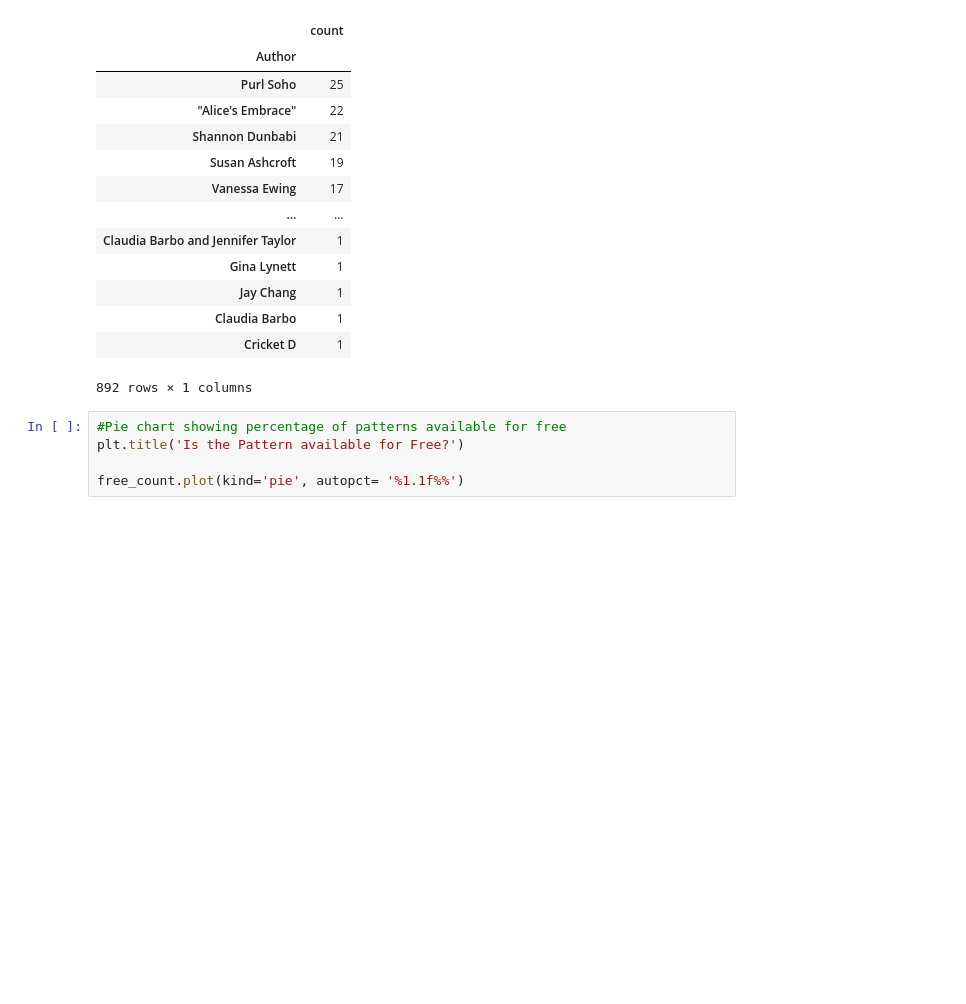
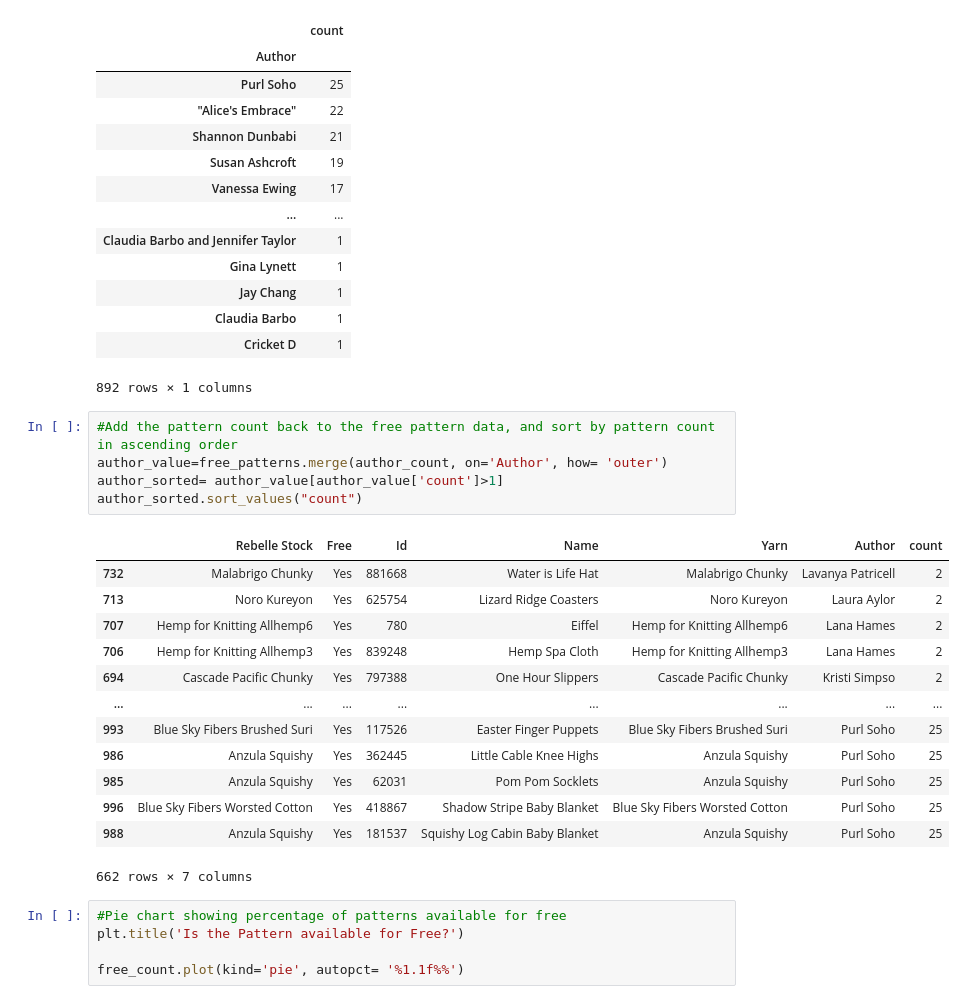
Before and after one commit to amoeba731/Yarnshop, a Jupyter notebook: yarnshop.ipynb, the cells around one changed output. Drawn from its saved outputs; the diff is of its cells as text; blank space fills up the shorter version.

```diff
--- a/yarnshop.ipynb
+++ b/yarnshop.ipynb
@@ -364,6 +364,25 @@ author_count
 | Claudia Barbo | 1 |
 | Cricket D | 1 |
 892 rows × 1 columns
+# %%
+#Add the pattern count back to the free pattern data, and sort by pattern count in ascending order
+author_value=free_patterns.merge(author_count, on='Author', how= 'outer')
+author_sorted= author_value[author_value['count']>1]
+author_sorted.sort_values("count")
+# %% [output]
+|  | Rebelle Stock | Free | Id | Name | Yarn | Author | count |
+| 732 | Malabrigo Chunky | Yes | 881668 | Water is Life Hat | Malabrigo Chunky | Lavanya Patricell | 2 |
+| 713 | Noro Kureyon | Yes | 625754 | Lizard Ridge Coasters | Noro Kureyon | Laura Aylor | 2 |
+| 707 | Hemp for Knitting Allhemp6 | Yes | 780 | Eiffel | Hemp for Knitting Allhemp6 | Lana Hames | 2 |
+| 706 | Hemp for Knitting Allhemp3 | Yes | 839248 | Hemp Spa Cloth | Hemp for Knitting Allhemp3 | Lana Hames | 2 |
+| 694 | Cascade Pacific Chunky | Yes | 797388 | One Hour Slippers | Cascade Pacific Chunky | Kristi Simpso | 2 |
+| ... | ... | ... | ... | ... | ... | ... | ... |
+| 993 | Blue Sky Fibers Brushed Suri | Yes | 117526 | Easter Finger Puppets | Blue Sky Fibers Brushed Suri | Purl Soho | 25 |
+| 986 | Anzula Squishy | Yes | 362445 | Little Cable Knee Highs | Anzula Squishy | Purl Soho | 25 |
+| 985 | Anzula Squishy | Yes | 62031 | Pom Pom Socklets | Anzula Squishy | Purl Soho | 25 |
+| 996 | Blue Sky Fibers Worsted Cotton | Yes | 418867 | Shadow Stripe Baby Blanket | Blue Sky Fibers Worsted Cotton | Purl Soho | 25 |
+| 988 | Anzula Squishy | Yes | 181537 | Squishy Log Cabin Baby Blanket | Anzula Squishy | Purl Soho | 25 |
+662 rows × 7 columns
 # %%
 #Pie chart showing percentage of patterns available for free
 plt.title('Is the Pattern available for Free?')
```
Also changed, not shown: parts of 1 cell of this notebook.
